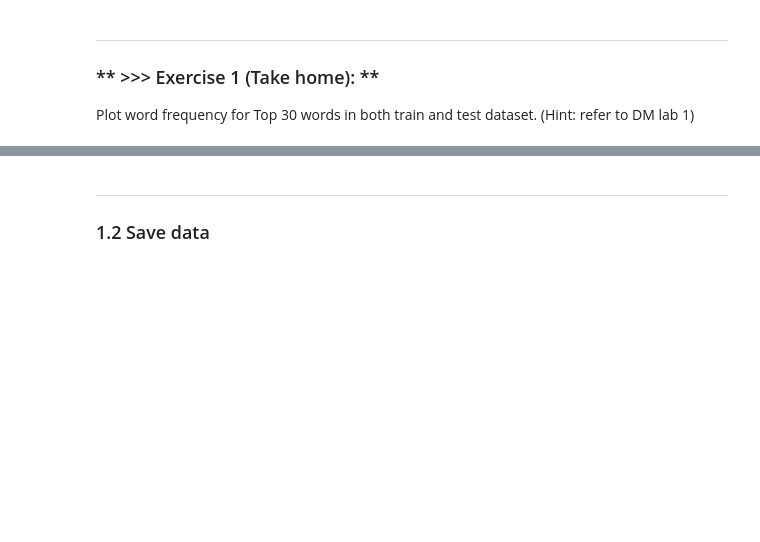
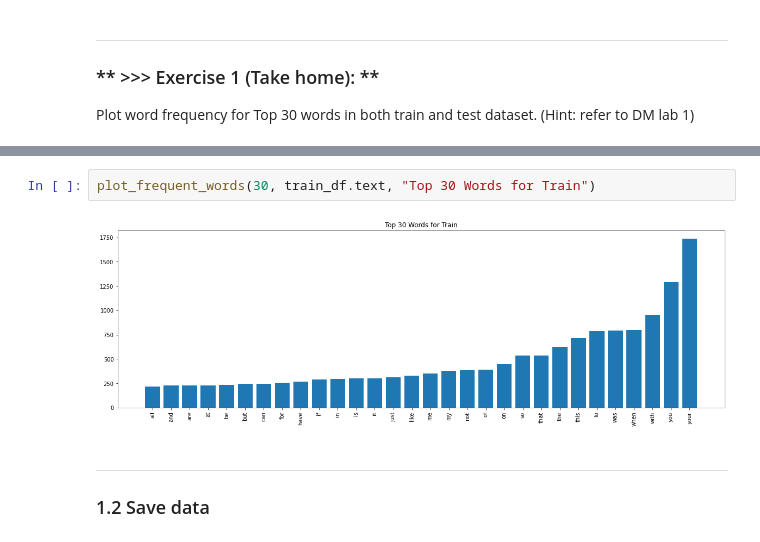
Before and after one commit to YiChiChao/DM2022-Lab2-Homework, a Jupyter notebook: DM2022-Lab2-Homework.ipynb, the cells around one changed output, grey strips where cells are left out. Cells and saved outputs as stored; diff of their text form; blank space fills up the shorter version.

```diff
--- a/DM2022-Lab2-Homework.ipynb
+++ b/DM2022-Lab2-Homework.ipynb
@@ -151,3 +189,7 @@ Plot word frequency for Top 30 words in both train and test dataset. (Hint: refe
+# %%
+plot_frequent_words(30, train_df.text, "Top 30 Words for Train")
+# %% [output]
+[figure, added]
 # %% [markdown]
 ---
 ### 1.2 Save data
```
Also changed, not shown: parts of 46 cells of this notebook.
